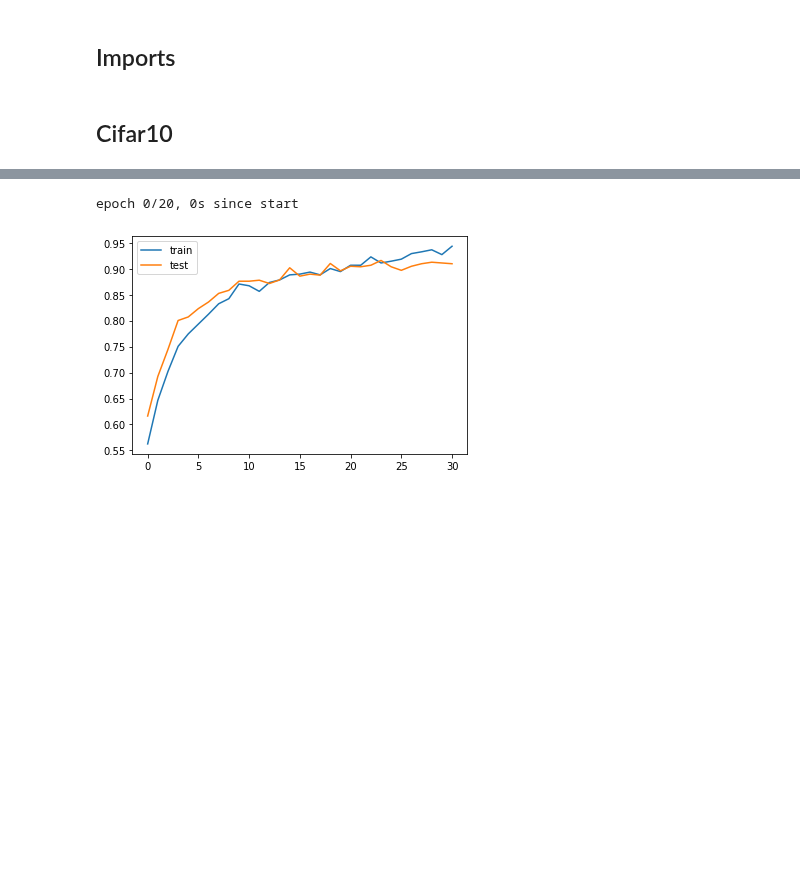
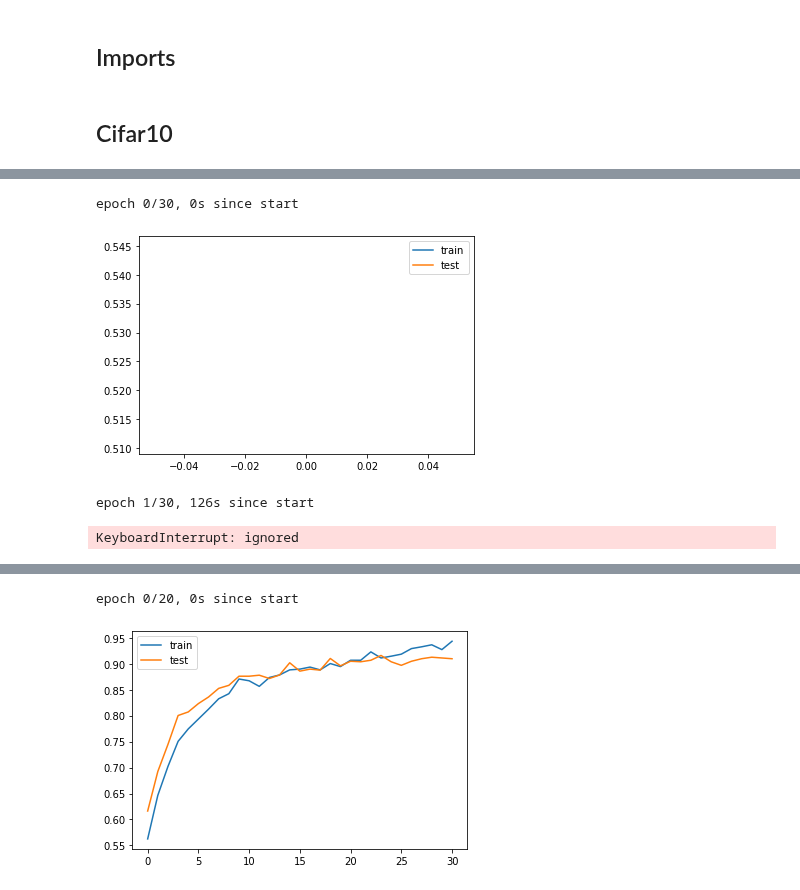
Before and after one commit to maxkvant/LinearizedNNs, a Jupyter notebook: notebooks/Myrtle10.ipynb, the cells around one changed output, grey strips where cells are left out. Cells and saved outputs as stored; diff of their text form; code cells hidden in the pictures; blank space fills up the shorter version.

```diff
--- a/notebooks/Myrtle10.ipynb
+++ b/notebooks/Myrtle10.ipynb
@@ -182,3 +186,17 @@ torch.Size([64, 64])
+# %%
+model = Myrtle10(num_filters=256).to(device)
+
+learning_rate = 0.07
+
+estimator = SgdEstimator(model, nn.CrossEntropyLoss(), learning_rate)
+training  = ClassifierTraining(estimator, device)
+
+training.train(train_loader, test_loader, num_epochs=30, learning_rate=learning_rate)
+# %% [output]
+epoch 0/30, 0s since start
+[figure, added]
+epoch 1/30, 126s since start
+KeyboardInterrupt: ignored
 # %%
 model = Myrtle10(num_filters=256).to(device)
 
```
Also changed, not shown: parts of 21 cells of this notebook.
